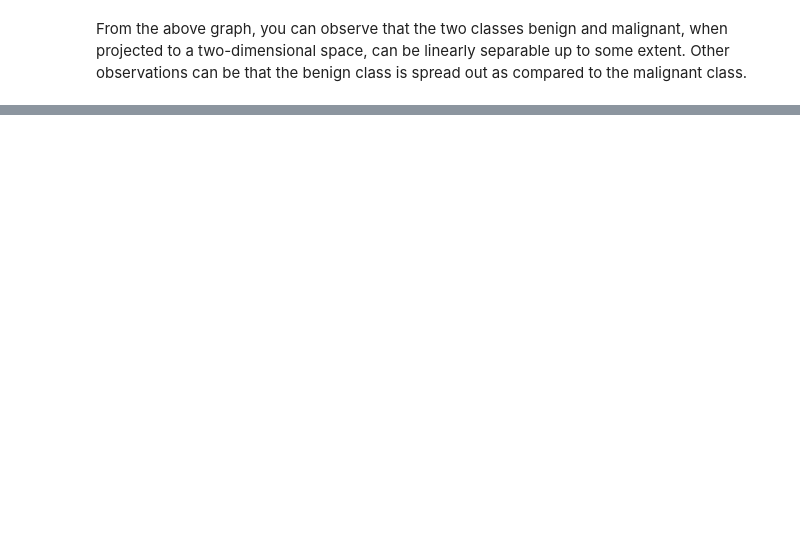
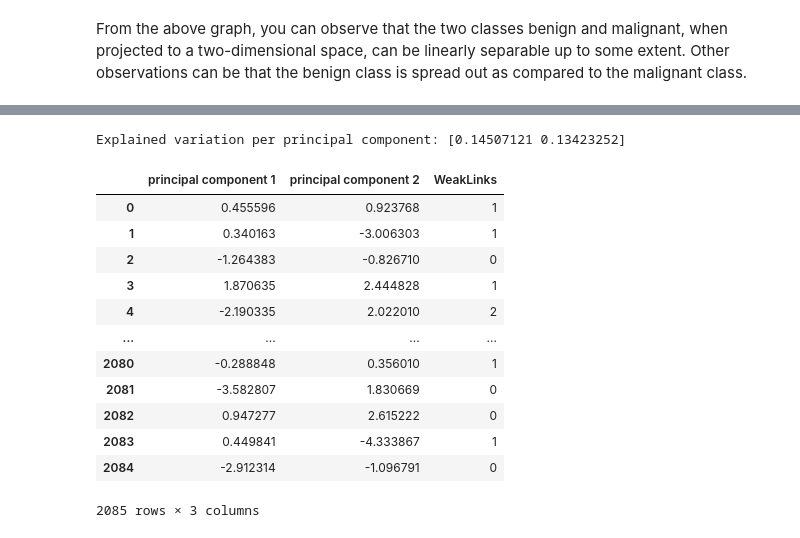
Before and after one commit to digitacs/4dv652-ml, a Jupyter notebook: notebooks/assignment8/mf223mp_pca.ipynb, the cells around one changed output, grey strips where cells are left out. Cells and saved outputs as stored; diff of their text form; code cells hidden in the pictures; blank space fills up the shorter version.

```diff
--- a/notebooks/assignment8/mf223mp_pca.ipynb
+++ b/notebooks/assignment8/mf223mp_pca.ipynb
@@ -110,0 +127,2 @@ From the above graph, you can observe that the two classes benign and malignant,
+# %%
+data_left_right['WeakLinks'] = data_left_right.WeakLinks.map({'LeftArmFallForward':0, 'RightArmFallForward':1, 'RightKneeMovesOutward':1, 'RightShoulderElevation':1, 'ForwardHead':2, 'ExcessiveForwardLean':3, 'LeftAsymmetricalWeightShift':0, 'LeftShoulderElevation':0, 'LeftKneeMovesOutward':0, 'RightKneeMovesInward':1, 'RightAsymmetricalWeightShift':1})
@@ -110,0 +169,21 @@ From the above graph, you can observe that the two classes benign and malignant,
+# %%
+print('Explained variation per principal component: {}'.format(pca_data.explained_variance_ratio_))
+# %% [output]
+Explained variation per principal component: [0.14507121 0.13423252]
+# %%
+principal_data = pd.concat([principal_data_Df, data_left_right["WeakLinks"]], axis = 1)
+principal_data
+# %% [output]
+|  | principal component 1 | principal component 2 | WeakLinks |
+| 0 | 0.455596 | 0.923768 | 1 |
+| 1 | 0.340163 | -3.006303 | 1 |
+| 2 | -1.264383 | -0.826710 | 0 |
+| 3 | 1.870635 | 2.444828 | 1 |
+| 4 | -2.190335 | 2.022010 | 2 |
+| ... | ... | ... | ... |
+| 2080 | -0.288848 | 0.356010 | 1 |
+| 2081 | -3.582807 | 1.830669 | 0 |
+| 2082 | 0.947277 | 2.615222 | 0 |
+| 2083 | 0.449841 | -4.333867 | 1 |
+| 2084 | -2.912314 | -1.096791 | 0 |
+2085 rows × 3 columns
```
Also changed, not shown: parts of 19 cells of this notebook, 1 other file.
